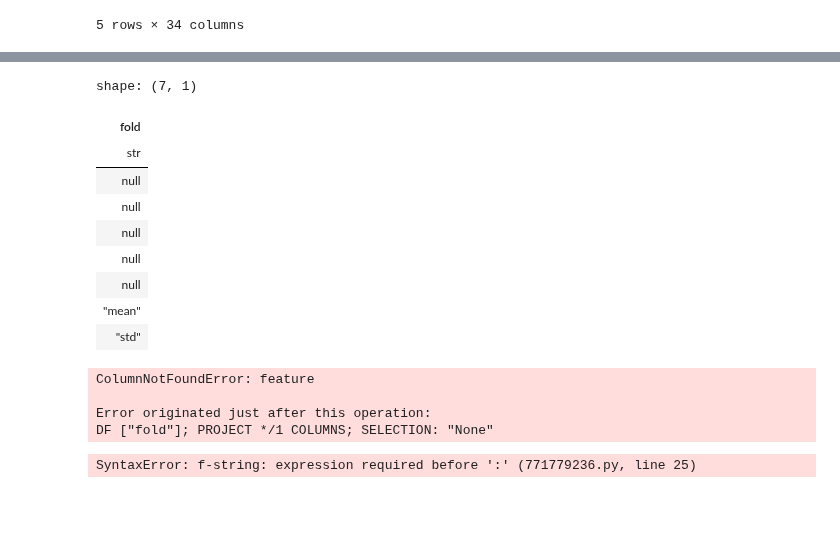
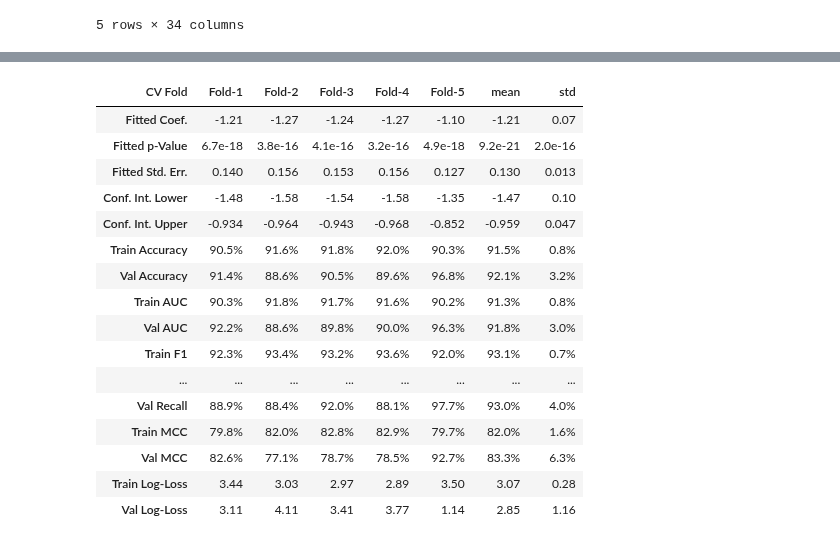
Before and after one commit to predictables/predictables, a Jupyter notebook: dev_univariate.ipynb, the cells around one changed output, grey strips where cells are left out. Cells and saved outputs as stored; diff of their text form; code cells hidden in the pictures; blank space fills up the shorter version.

Commit message:
can build report

```diff
--- a/dev_univariate.ipynb
+++ b/dev_univariate.ipynb
@@ -77,45 +91,20 @@ ua = UnivariateAnalysis(
 # %%
-ua.pc1.agg_results.collect()
+ua.pc1.get_results()
 # %% [output]
-shape: (7, 1)
-| fold |
-| str |
-| null |
-| null |
-| null |
-| null |
-| null |
-| "mean" |
-| "std" |
+| CV Fold | Fold-1 | Fold-2 | Fold-3 | Fold-4 | Fold-5 | mean | std |
+| Fitted Coef. | -1.21 | -1.27 | -1.24 | -1.27 | -1.10 | -1.21 | 0.07 |
+| Fitted p-Value | 6.7e-18 | 3.8e-16 | 4.1e-16 | 3.2e-16 | 4.9e-18 | 9.2e-21 | 2.0e-16 |
+| Fitted Std. Err. | 0.140 | 0.156 | 0.153 | 0.156 | 0.127 | 0.130 | 0.013 |
+| Conf. Int. Lower | -1.48 | -1.58 | -1.54 | -1.58 | -1.35 | -1.47 | 0.10 |
+| Conf. Int. Upper | -0.934 | -0.964 | -0.943 | -0.968 | -0.852 | -0.959 | 0.047 |
+| Train Accuracy | 90.5% | 91.6% | 91.8% | 92.0% | 90.3% | 91.5% | 0.8% |
+| Val Accuracy | 91.4% | 88.6% | 90.5% | 89.6% | 96.8% | 92.1% | 3.2% |
+| Train AUC | 90.3% | 91.8% | 91.7% | 91.6% | 90.2% | 91.3% | 0.8% |
+| Val AUC | 92.2% | 88.6% | 89.8% | 90.0% | 96.3% | 91.8% | 3.0% |
+| Train F1 | 92.3% | 93.4% | 93.2% | 93.6% | 92.0% | 93.1% | 0.7% |
+| ... | ... | ... | ... | ... | ... | ... | ... |
+| Val Recall | 88.9% | 88.4% | 92.0% | 88.1% | 97.7% | 93.0% | 4.0% |
+| Train MCC | 79.8% | 82.0% | 82.8% | 82.9% | 79.7% | 82.0% | 1.6% |
+| Val MCC | 82.6% | 77.1% | 78.7% | 78.5% | 92.7% | 83.3% | 6.3% |
+| Train Log-Loss | 3.44 | 3.03 | 2.97 | 2.89 | 3.50 | 3.07 | 0.28 |
+| Val Log-Loss | 3.11 | 4.11 | 3.41 | 3.77 | 1.14 | 2.85 | 1.16 |
-# %%
-ua.build_report("credit.pdf", max_per_file=20)
-# %% [output]
-ColumnNotFoundError: feature
-
-Error originated just after this operation:
-DF ["fold"]; PROJECT */1 COLUMNS; SELECTION: "None"
-# %%
-import polars as pl
-
-
-def results_tbl_expr(col, formatted_name, formatting_str) -> pl.Expr:
-    """
-    Create an expression to format a column in a results table.
-
-    Parameters
-    ----------
-    col : pl.Expr
-        The column to format.
-    formatted_name : str
-        The name of the formatted column.
-    formatting_str : str
-        The formatting string.
-
-    Returns
-    -------
-    pl.Expr
-        The formatted column expression.
-    """
-    return pl.format(formatting_str, pl.col(col)).cast(pl.Utf8).alias(formatted_name)
-# %% [output]
-SyntaxError: f-string: expression required before ':' (771779236.py, line 25)
```
Also changed, not shown: parts of 14 cells of this notebook, 9 other files.
